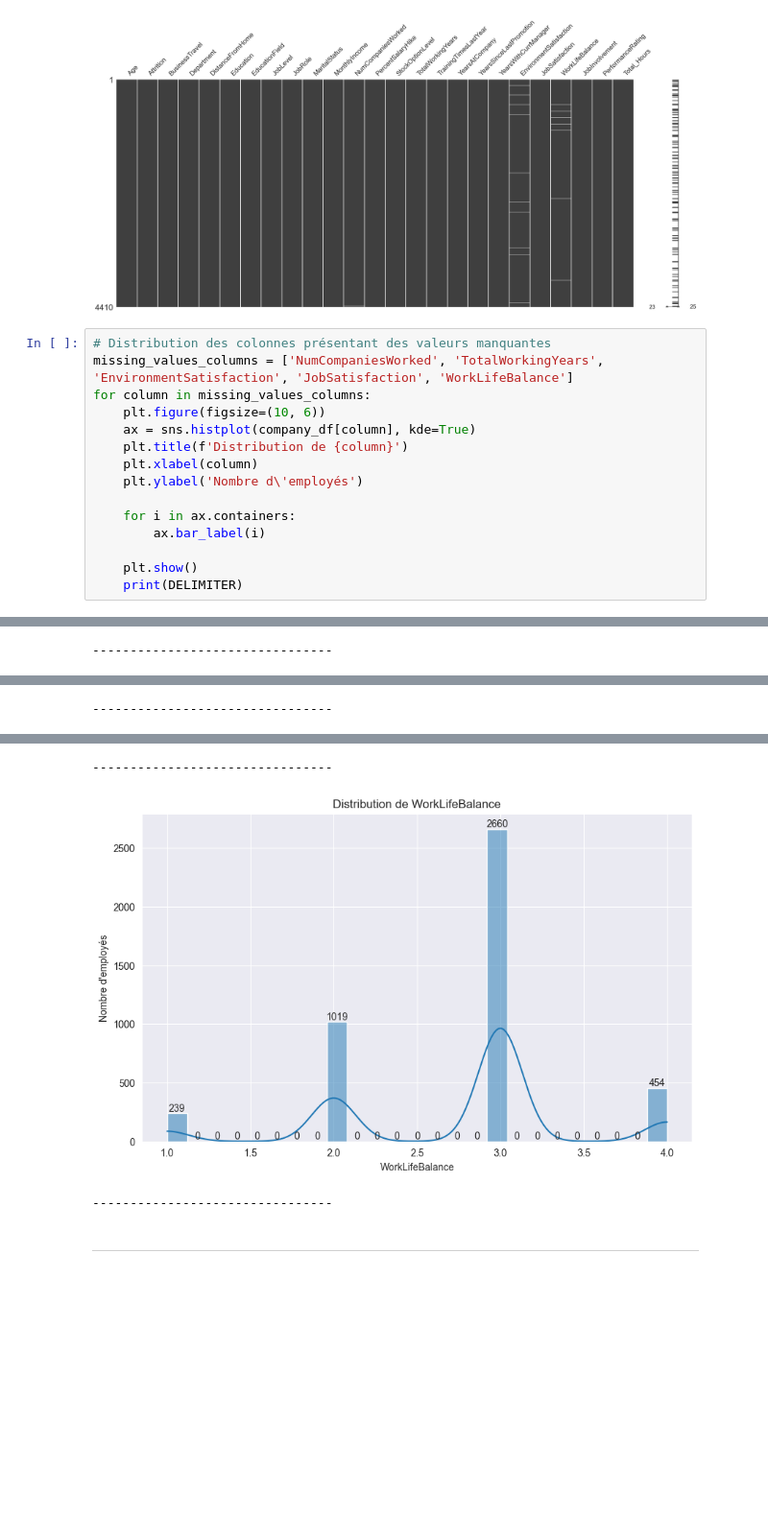
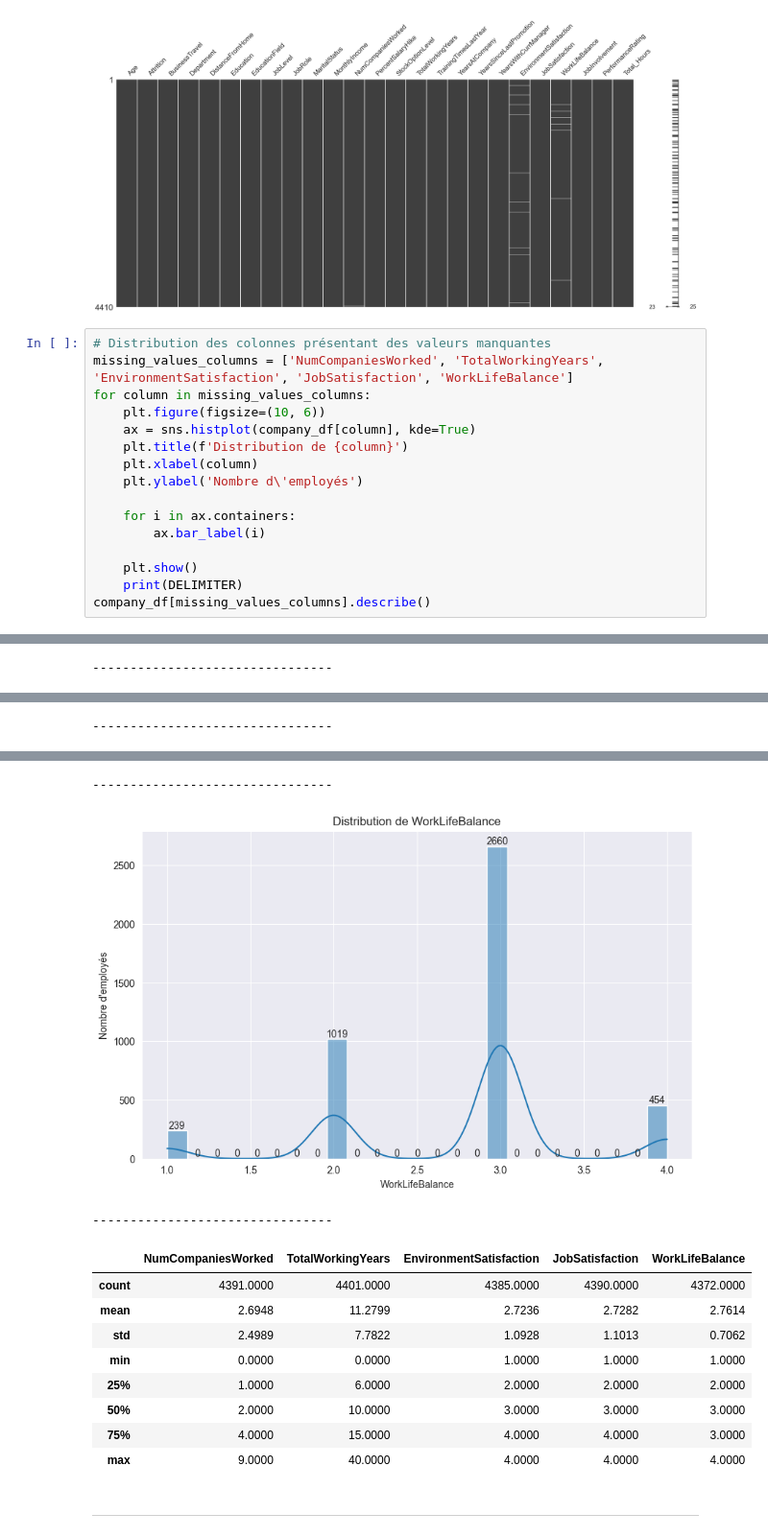
Before and after one commit to warren-gaure/projet-ia, a Jupyter notebook: notebooks/Livrable.ipynb, the cells around one changed output, grey strips where cells are left out. Shown at 96% size. Drawn from its saved outputs; the diff is of its cells as text; blank space fills up the shorter version.

```diff
--- a/notebooks/Livrable.ipynb
+++ b/notebooks/Livrable.ipynb
@@ -333,29 +333,39 @@ dtype: int64
 # %%
 # Distribution des colonnes présentant des valeurs manquantes
 missing_values_columns = ['NumCompaniesWorked', 'TotalWorkingYears', 'EnvironmentSatisfaction', 'JobSatisfaction', 'WorkLifeBalance']
 for column in missing_values_columns:
     plt.figure(figsize=(10, 6))
     ax = sns.histplot(company_df[column], kde=True)
     plt.title(f'Distribution de {column}')
     plt.xlabel(column)
     plt.ylabel('Nombre d\'employés')
 
     for i in ax.containers:
         ax.bar_label(i)
 
     plt.show()
     print(DELIMITER)
+company_df[missing_values_columns].describe()
 # %% [output]
 [figure]
 --------------------------------
 [figure]
 --------------------------------
 [figure]
 --------------------------------
 [figure]
 --------------------------------
 [figure]
 --------------------------------
+|  | NumCompaniesWorked | TotalWorkingYears | EnvironmentSatisfaction | JobSatisfaction | WorkLifeBalance |
+| count | 4391.0000 | 4401.0000 | 4385.0000 | 4390.0000 | 4372.0000 |
+| mean | 2.6948 | 11.2799 | 2.7236 | 2.7282 | 2.7614 |
+| std | 2.4989 | 7.7822 | 1.0928 | 1.1013 | 0.7062 |
+| min | 0.0000 | 0.0000 | 1.0000 | 1.0000 | 1.0000 |
+| 25% | 1.0000 | 6.0000 | 2.0000 | 2.0000 | 2.0000 |
+| 50% | 2.0000 | 10.0000 | 3.0000 | 3.0000 | 3.0000 |
+| 75% | 4.0000 | 15.0000 | 4.0000 | 4.0000 | 3.0000 |
+| max | 9.0000 | 40.0000 | 4.0000 | 4.0000 | 4.0000 |
 # %% [markdown]
 ---
 # %% [markdown]
```
